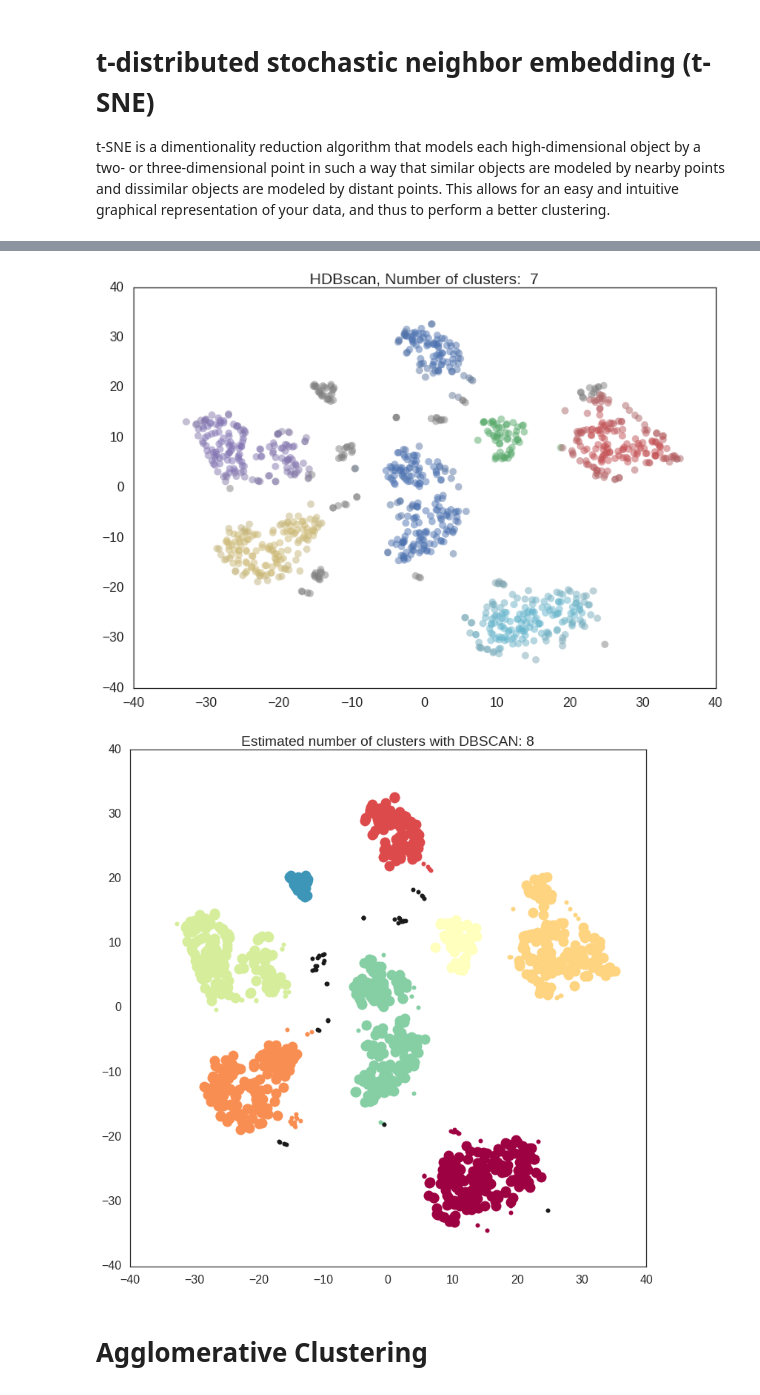
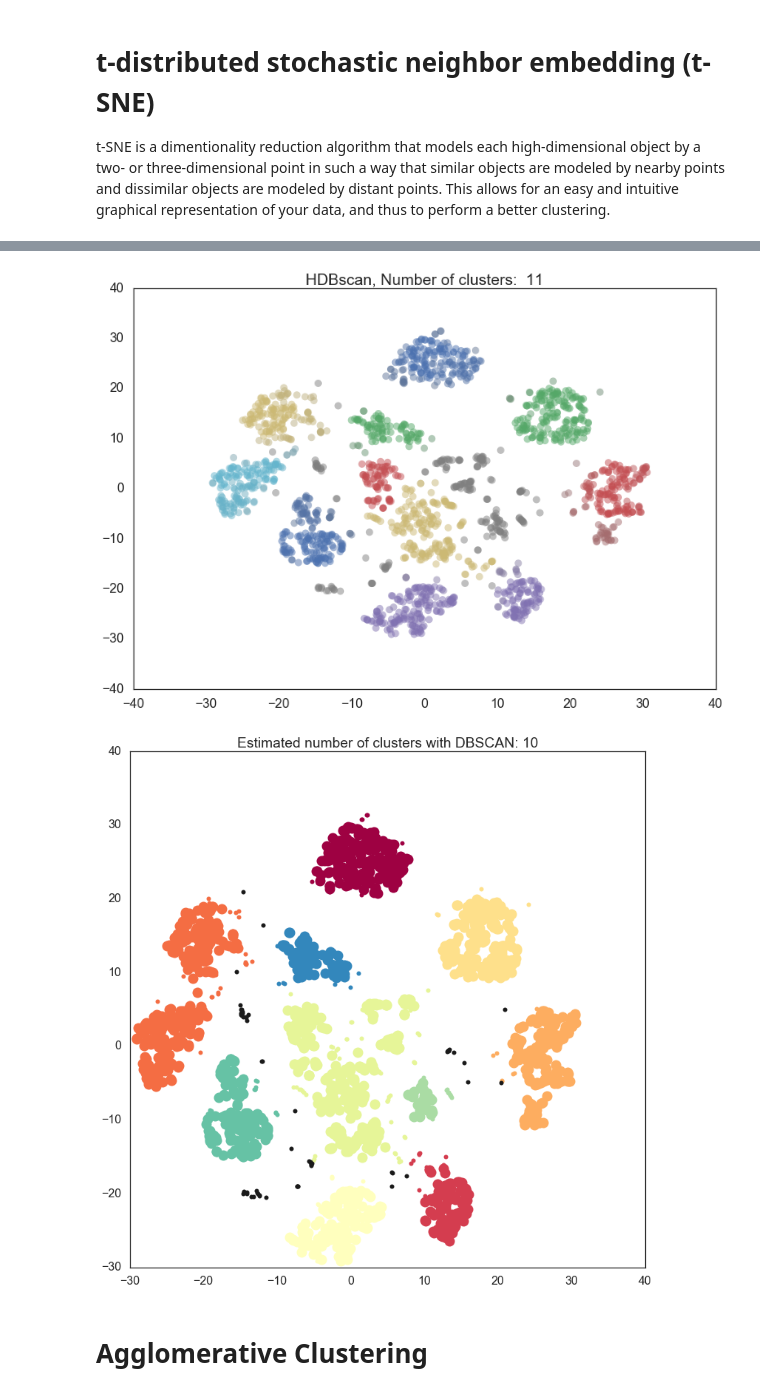
Before and after one commit to dtamayo/MachineLearning, a Jupyter notebook: Day4/Day4-HDBscan-tsne.ipynb, the cells around one changed output, grey strips where cells are left out. Cells and saved outputs as stored; diff of their text form; code cells hidden in the pictures.

```diff
--- a/Day4/Day4-HDBscan-tsne.ipynb
+++ b/Day4/Day4-HDBscan-tsne.ipynb
@@ -36,7 +36,7 @@ X = StandardScaler().fit_transform(X)
 
 ##############################################################################
 # Create and fit a DBSCAN model
-db = DBSCAN(eps=0.3, min_samples=10).fit(X)
+db = DBSCAN(eps=0.2, min_samples=10).fit(X)
 core_samples_mask = np.zeros_like(db.labels_, dtype=bool)
 core_samples_mask[db.core_sample_indices_] = True
 labels = db.labels_
@@ -231,7 +231,7 @@ plot_kwds = {'alpha' : 0.5, 's' : 80, 'linewidths':0}
 
 # Import dataset
 # Each X[i] is a long (64 elements for each digit) array with real elements indicating the brightness of one pixel in the image.
-digits = datasets.load_digits(n_class=6)
+digits = datasets.load_digits(n_class=10)
 X = digits.data
 
 # y is the 'labels' set. You can use it with to train a supervised learning classification algorithm, or hide it to try unsupervised learning.
@@ -385,7 +385,7 @@ Computing t-SNE embedding
 # %%
 #----------------------------------------------------------------------
 # HDBScan
-clusterer = hdbscan.HDBSCAN(min_cluster_size=50, min_samples=30)
+clusterer = hdbscan.HDBSCAN(min_cluster_size=70, min_samples=3)
 clusterer.fit(X_tsne)
 n_clusters_ = len(set(clusterer.labels_)) - (1 if -1 in clusterer.labels_ else 0)
 
@@ -397,44 +397,44 @@ plt.scatter(X_tsne[:,0], X_tsne[:,1], c=cluster_colors, **plot_kwds)
 plt.title('HDBscan, Number of clusters:  %d' % n_clusters_)
 plt.show()
 # %% [output]
-[figure, old version]
+[figure, new version]
 # %%
 #----------------------------------------------------------------------
 # DBScan
-db = DBSCAN(eps=4, min_samples=20).fit(X_tsne)
+db = DBSCAN(eps=3, min_samples=20).fit(X_tsne)
 core_samples_mask = np.zeros_like(db.labels_, dtype=bool)
 core_samples_mask[db.core_sample_indices_] = True
 labels = db.labels_
 
 # Number of clusters in labels, ignoring noise if present.
 n_clusters_ = len(set(labels)) - (1 if -1 in labels else 0)
 
 
 ##############################################################################
 # Plot results
 # Black removed and is used for noise instead.
 unique_labels = set(labels)
 colors = plt.cm.Spectral(np.linspace(0, 1, len(unique_labels)))
 #print n_clusters_,labels, colors
 for k, col in zip(unique_labels, colors):
     if k == -1:
         # Black used for noise.
         col = 'k'
     class_member_mask = (labels == k)
     xy = X_tsne[class_member_mask & core_samples_mask]
     plt.plot(xy[:, 0], xy[:, 1], 'o', markerfacecolor=col,
              markeredgecolor='k', markersize=14)
 
     xy = X_tsne[class_member_mask & ~core_samples_mask]
     plt.plot(xy[:, 0], xy[:, 1], 'o', markerfacecolor=col,
              markeredgecolor='k', markersize=6)
 plt.title('Estimated number of clusters with DBSCAN: %d' % n_clusters_)
 fig = plt.gcf()
 fig.set_size_inches(12.5, 12.5, forward=True)
 
 plt.show()
 # %% [output]
-[figure, old version]
+[figure, new version]
 # %% [markdown]
 # Agglomerative Clustering
 # %% [markdown]
```
Also changed, not shown: parts of 6 cells of this notebook, 4 other files.
